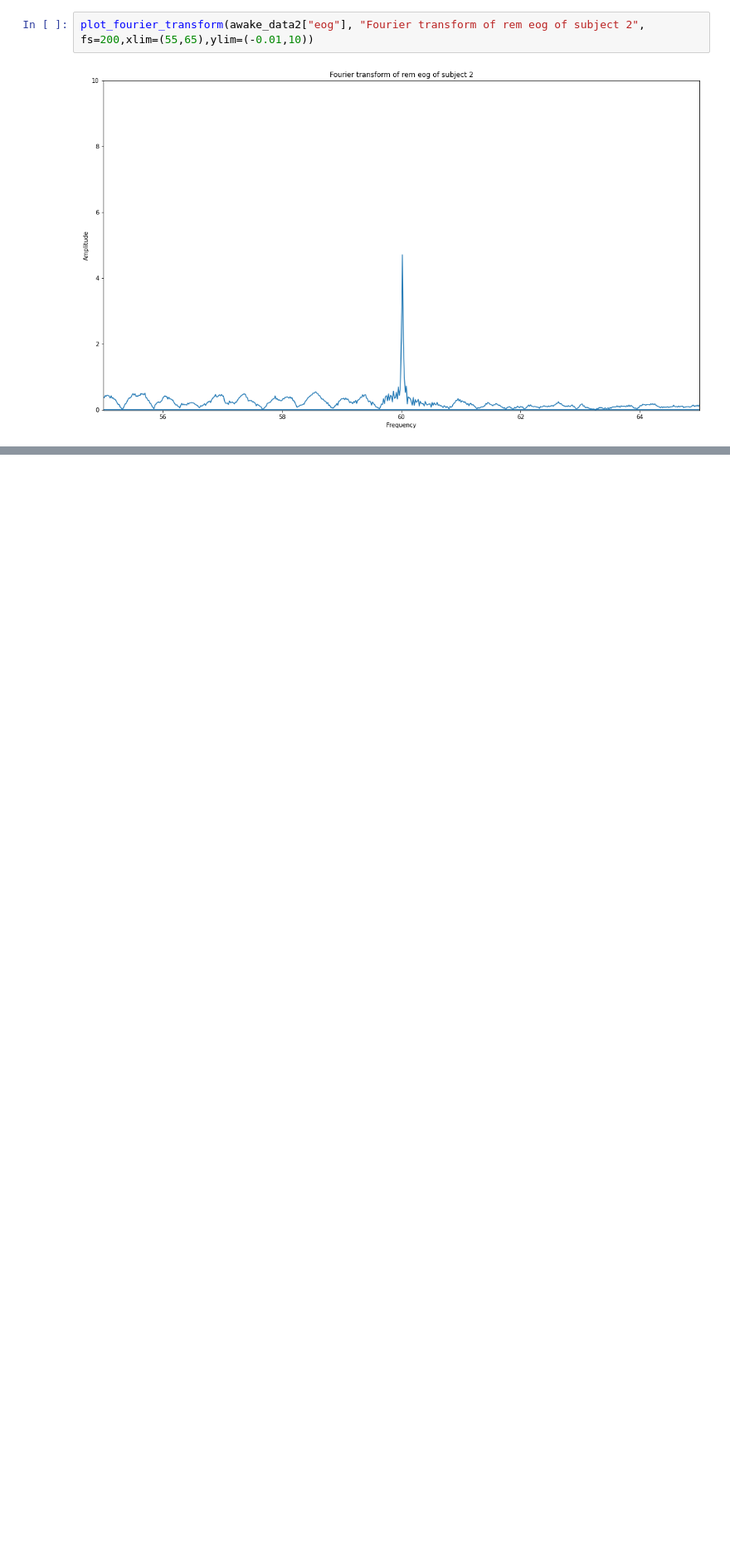
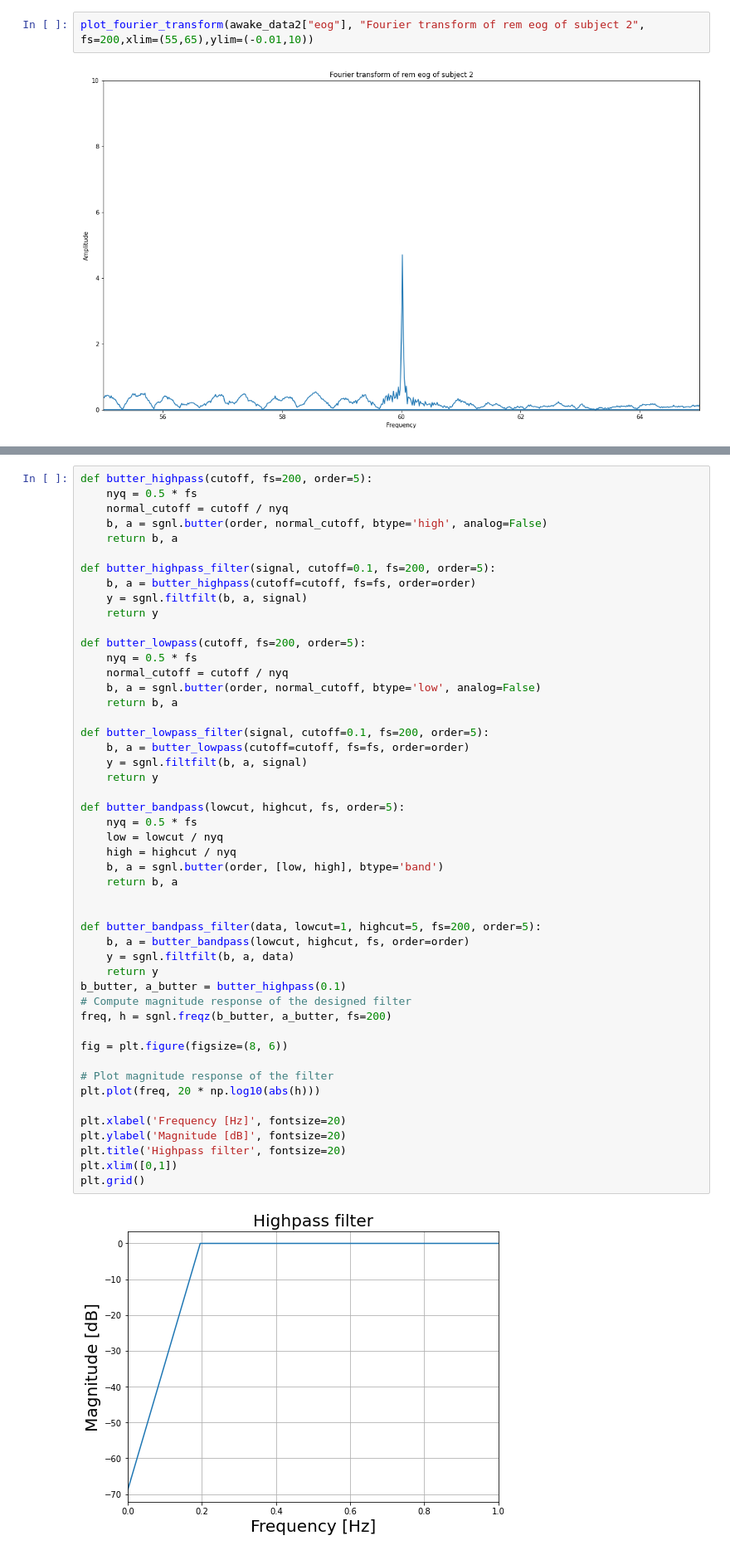
Before and after one commit to aerehn/DTEK0086, a Jupyter notebook: App5_Sleep_stage_classification_using_electromyography_and_electro_oculography_.ipynb, the cells around one changed output, grey strips where cells are left out. Shown at 83% size. Drawn from its saved outputs; the diff is of its cells as text; blank space fills up the shorter version.

```diff
--- a/App5_Sleep_stage_classification_using_electromyography_and_electro_oculography_.ipynb
+++ b/App5_Sleep_stage_classification_using_electromyography_and_electro_oculography_.ipynb
@@ -239,0 +312,51 @@ The same will have to be done to the EOG samples.
+# %%
+def butter_highpass(cutoff, fs=200, order=5):
+    nyq = 0.5 * fs
+    normal_cutoff = cutoff / nyq
+    b, a = sgnl.butter(order, normal_cutoff, btype='high', analog=False)
+    return b, a
+
+def butter_highpass_filter(signal, cutoff=0.1, fs=200, order=5):
+    b, a = butter_highpass(cutoff=cutoff, fs=fs, order=order)
+    y = sgnl.filtfilt(b, a, signal)
+    return y
+
+def butter_lowpass(cutoff, fs=200, order=5):
+    nyq = 0.5 * fs
+    normal_cutoff = cutoff / nyq
+    b, a = sgnl.butter(order, normal_cutoff, btype='low', analog=False)
+    return b, a
+
+def butter_lowpass_filter(signal, cutoff=0.1, fs=200, order=5):
+    b, a = butter_lowpass(cutoff=cutoff, fs=fs, order=order)
+    y = sgnl.filtfilt(b, a, signal)
+    return y
+
+def butter_bandpass(lowcut, highcut, fs, order=5):
+    nyq = 0.5 * fs
+    low = lowcut / nyq
+    high = highcut / nyq
+    b, a = sgnl.butter(order, [low, high], btype='band')
+    return b, a
+
+
+def butter_bandpass_filter(data, lowcut=1, highcut=5, fs=200, order=5):
+    b, a = butter_bandpass(lowcut, highcut, fs, order=order)
+    y = sgnl.filtfilt(b, a, data)
+    return y
+b_butter, a_butter = butter_highpass(0.1)
+# Compute magnitude response of the designed filter
+freq, h = sgnl.freqz(b_butter, a_butter, fs=200)
+
+fig = plt.figure(figsize=(8, 6))
+
+# Plot magnitude response of the filter
+plt.plot(freq, 20 * np.log10(abs(h)))
+
+plt.xlabel('Frequency [Hz]', fontsize=20)
+plt.ylabel('Magnitude [dB]', fontsize=20)
+plt.title('Highpass filter', fontsize=20)
+plt.xlim([0,1])
+plt.grid()
+# %% [output]
+[figure, added]
```
Also changed, not shown: parts of 18 cells of this notebook.
